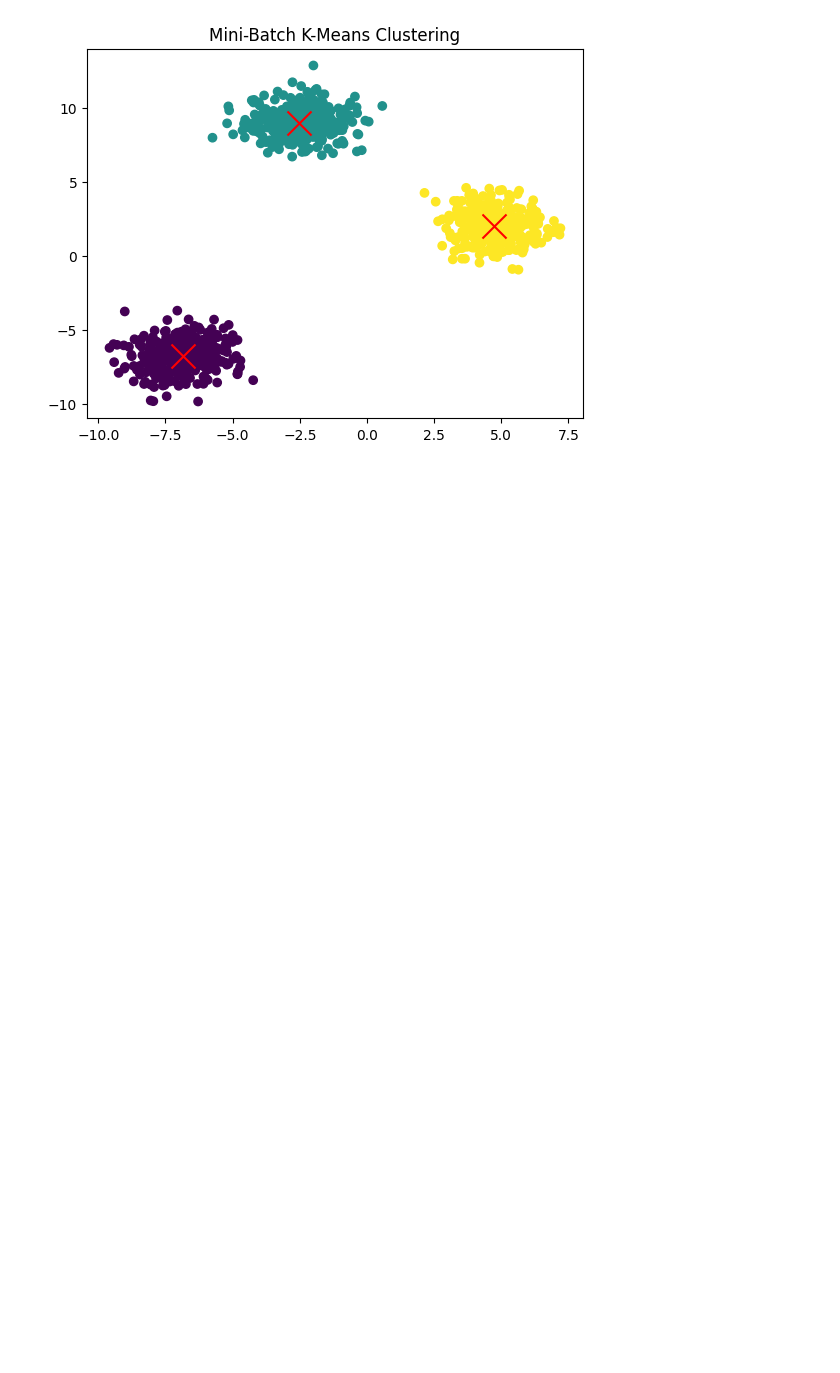
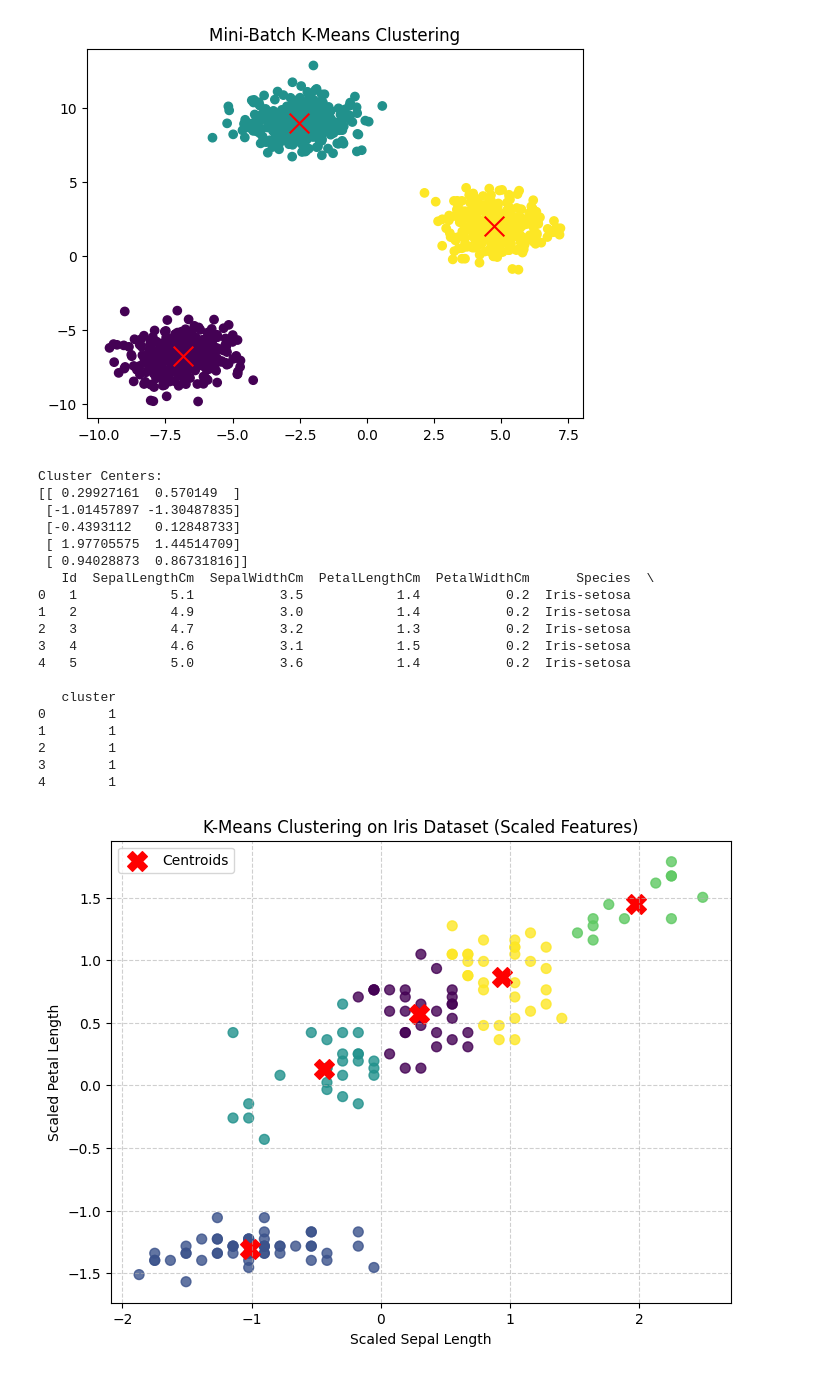
Before and after one commit to navnit-pandey/unsupervised-learning, a Jupyter notebook: Untitled4.ipynb, the cells around one changed output. Cells and saved outputs as stored; diff of their text form; code cells hidden in the pictures; blank space fills up the shorter version.

```diff
--- a/Untitled4.ipynb
+++ b/Untitled4.ipynb
@@ -14,3 +14,49 @@ plt.title('Mini-Batch K-Means Clustering')
 plt.show()
 # %% [output]
 [figure]
+# %%
+import pandas as pd
+import matplotlib.pyplot as plt
+from sklearn.cluster import KMeans
+from sklearn.preprocessing import StandardScaler
+data  = pd.read_csv('Iris.csv')
+X = data[["SepalLengthCm", "PetalLengthCm"]]
+scaler = StandardScaler()
+X_scaled = scaler.fit_transform(X)
+kmeans = KMeans(n_clusters=5, init = 'k-means++', random_state=42, n_init=10) # Corrected KMeans capitalization, added missing comma, and n_init
+kmeans.fit(X_scaled)
+data['cluster'] = kmeans.labels_ # Corrected 'cluster' to a string
+print("Cluster Centers:")
+print(kmeans.cluster_centers_)
+print(data.head())
+
+plt.figure(figsize=(8, 6))
+plt.scatter(X_scaled[:, 0], X_scaled[:, 1], c=kmeans.labels_, cmap='viridis', s=50, alpha=0.8)
+plt.scatter(kmeans.cluster_centers_[:, 0], kmeans.cluster_centers_[:, 1], s=200, c='red', marker='X', label='Centroids')
+plt.title('K-Means Clustering on Iris Dataset (Scaled Features)')
+plt.xlabel('Scaled Sepal Length')
+plt.ylabel('Scaled Petal Length')
+plt.legend()
+plt.grid(True, linestyle='--', alpha=0.6)
+plt.show()
+# %% [output]
+Cluster Centers:
+[[ 0.29927161  0.570149  ]
+ [-1.01457897 -1.30487835]
+ [-0.4393112   0.12848733]
+ [ 1.97705575  1.44514709]
+ [ 0.94028873  0.86731816]]
+   Id  SepalLengthCm  SepalWidthCm  PetalLengthCm  PetalWidthCm      Species  \
+0   1            5.1           3.5            1.4           0.2  Iris-setosa
+1   2            4.9           3.0            1.4           0.2  Iris-setosa
+2   3            4.7           3.2            1.3           0.2  Iris-setosa
+3   4            4.6           3.1            1.5           0.2  Iris-setosa
+4   5            5.0           3.6            1.4           0.2  Iris-setosa
+
+   cluster
+0        1
+1        1
+2        1
+3        1
+4        1
+[figure, added]
```
Also changed, not shown: parts of 1 cell of this notebook.
